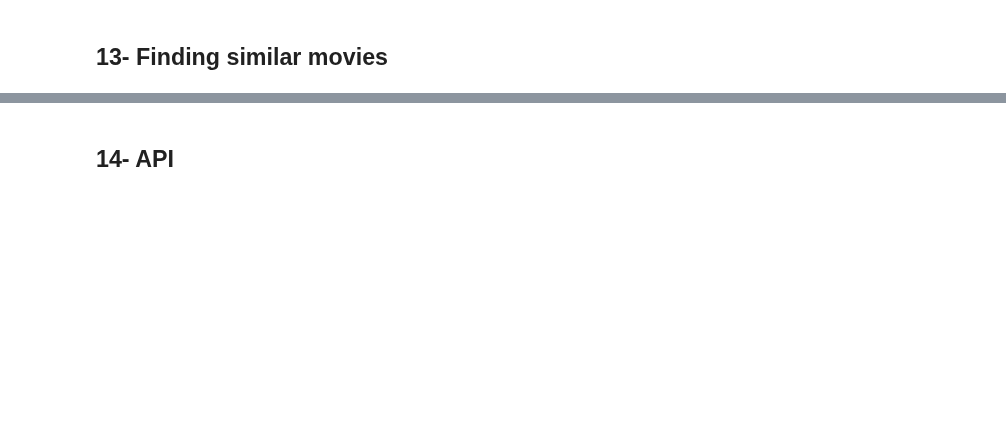
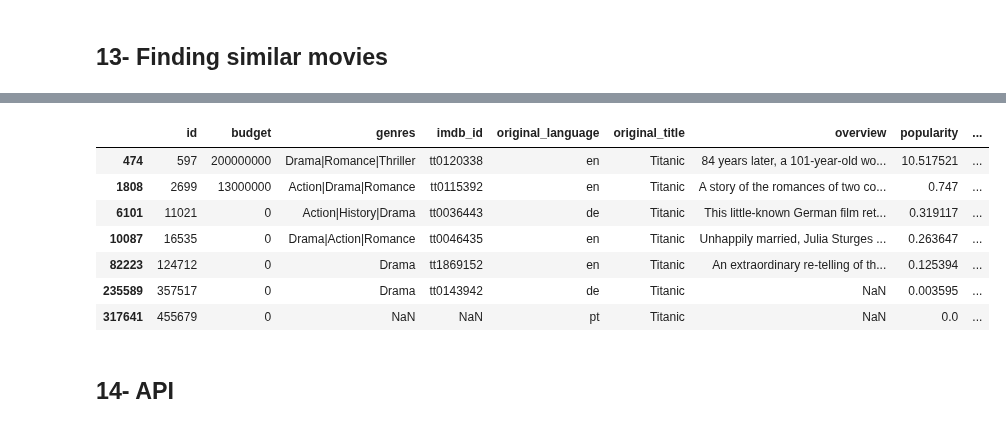
Before and after one commit to scienclick/pde_cap_mrp_zagros, a Jupyter notebook: notebooks/main_notebook.ipynb, the cells around one changed output, grey strips where cells are left out. Cells and saved outputs as stored; diff of their text form; code cells hidden in the pictures; blank space fills up the shorter version.

```diff
--- a/notebooks/main_notebook.ipynb
+++ b/notebooks/main_notebook.ipynb
@@ -707,0 +757,11 @@ Epoch 11/100
+# %%
+df_all_details.query("title in 'Titanic'")
+# %% [output]
+|  | id | budget | genres | imdb_id | original_language | original_title | overview | popularity | ... |
+| 474 | 597 | 200000000 | Drama|Romance|Thriller | tt0120338 | en | Titanic | 84 years later, a 101-year-old wo... | 10.517521 | ... |
+| 1808 | 2699 | 13000000 | Action|Drama|Romance | tt0115392 | en | Titanic | A story of the romances of two co... | 0.747 | ... |
+| 6101 | 11021 | 0 | Action|History|Drama | tt0036443 | de | Titanic | This little-known German film ret... | 0.319117 | ... |
+| 10087 | 16535 | 0 | Drama|Action|Romance | tt0046435 | en | Titanic | Unhappily married, Julia Sturges ... | 0.263647 | ... |
+| 82223 | 124712 | 0 | Drama | tt1869152 | en | Titanic | An extraordinary re-telling of th... | 0.125394 | ... |
+| 235589 | 357517 | 0 | Drama | tt0143942 | de | Titanic | NaN | 0.003595 | ... |
+| 317641 | 455679 | 0 | NaN | NaN | pt | Titanic | NaN | 0.0 | ... |
```
Also changed, not shown: parts of 34 cells of this notebook.
